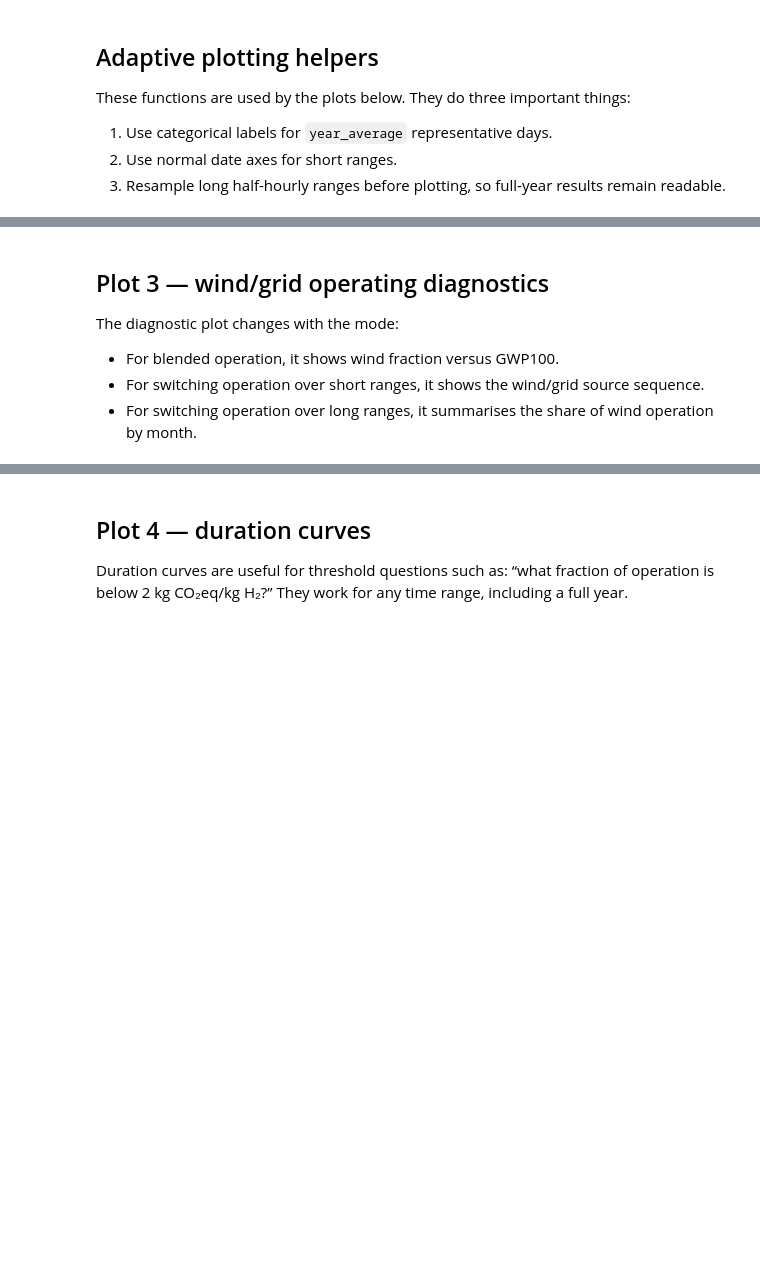
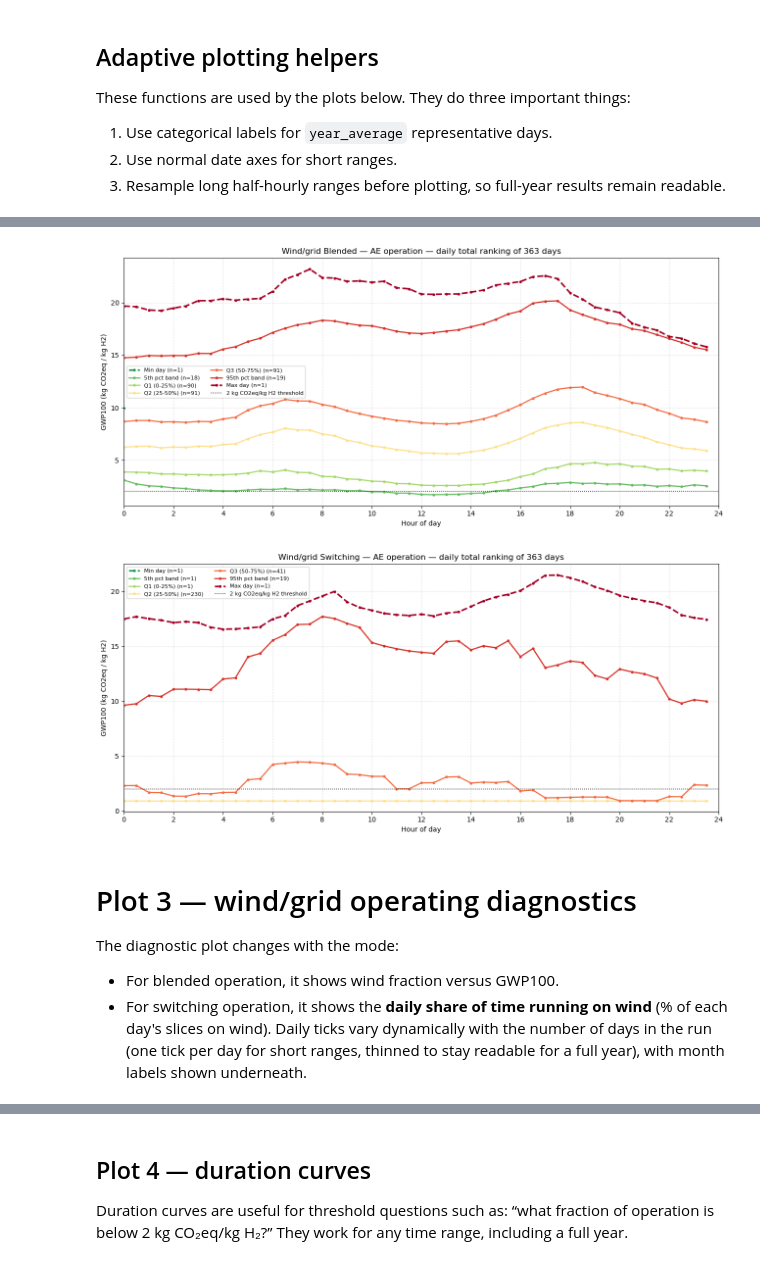
Before and after one commit to louis123sch/ukelectrolyserlca, a Jupyter notebook: 2.dashboard_lca_adaptive.ipynb, the cells around one changed output, grey strips where cells are left out. Cells and saved outputs as stored; diff of their text form; code cells hidden in the pictures; blank space fills up the shorter version.

```diff
--- a/2.dashboard_lca_adaptive.ipynb
+++ b/2.dashboard_lca_adaptive.ipynb
@@ -507,7 +812,49 @@ def plot_wind_gwp_adaptive(wind_df: Optional[pd.DataFrame]):
     if "wind_lca_mode" not in data.columns:
         data["wind_lca_mode"] = getattr(cfg, "WIND_LCA_MODE", "wind_grid")
 
-    # Build a temporary wide table so the generic adaptive function can plot several lines.
+    is_annual = is_year_average_like(data, source="wind")
+
+    if is_annual:
+        # Annual mode: 24-hour cycles per mode+tech, grouped by representative period
+        # Extract year from data
+        year = pd.to_datetime(data["datetime"], errors="coerce").dt.year.iloc[0] if len(data) > 0 else ""
+
+        for (mode, tech), tdf in data.groupby(["wind_lca_mode", "electrolyser_tech"]):
+            plot_tdf = tdf.copy()
+            if "REP_SEASON" in plot_tdf.columns and "REP_KIND" in plot_tdf.columns:
+                # Combine season + kind to get 12 unique groups (4 seasons × 3 kinds)
+                plot_tdf["rep_label"] = plot_tdf["REP_SEASON"] + " — " + plot_tdf["REP_KIND"]
+                group_col = "rep_label"
+            elif "REP_SEASON" in plot_tdf.columns:
+                group_col = "REP_SEASON"
+            else:
+                # Fallback: group by date extracted from datetime
+                plot_tdf["date_group"] = pd.to_datetime(plot_tdf["datetime"], errors="coerce").dt.date
+                group_col = "date_group"
+
+            plot_annual_24h_lines(
+                plot_tdf,
+                ["gwp100_kgco2e_per_kg_h2"],
+                group_col,
+                title=f"Wind/grid {mode.title()} — {tech} — 24-hour cycles ({year})",
+                ylabel="GWP100 (kg CO2eq / kg H2)",
+                figsize=(13, 6),
+            )
+        return
+
+    # Many-day range: collapse each mode+tech into min / 5th / Q1 / Q2 / Q3 / 95th / max
+    # representative 24-hour profiles (days ranked by daily total GWP100).
+    if count_distinct_days(data) >= MIN_DAYS_FOR_BASKETS:
+        for (mode, tech), tdf in data.groupby(["wind_lca_mode", "electrolyser_tech"]):
+            plot_daily_percentile_profiles(
+                tdf,
+                "gwp100_kgco2e_per_kg_h2",
+                title=f"Wind/grid {str(mode).title()} — {tech}",
+                ylabel="GWP100 (kg CO2eq / kg H2)",
+            )
+        return
+
+    # Short range: adaptive time-series plot (original logic)
     label_col = "series_label"
     data[label_col] = data["wind_lca_mode"].astype(str) + " — " + data["electrolyser_tech"].astype(str)
 
@@ -518,41 +865,43 @@ def plot_wind_gwp_adaptive(wind_df: Optional[pd.DataFrame]):
             values="gwp100_kgco2e_per_kg_h2",
             aggfunc="mean",
         ).reset_index()
         # Preserve representative metadata if available by taking the first row per datetime.
         meta_cols = [c for c in data.columns if c not in ["gwp100_kgco2e_per_kg_h2", label_col] and c not in wide.columns]
         if meta_cols and is_year_average_like(data, source="wind"):
             meta = data.sort_values("datetime").groupby("datetime", as_index=False)[meta_cols].first()
             wide = wide.merge(meta, on="datetime", how="left")
     else:
         data["row_id"] = data.groupby(label_col).cumcount()
         wide = data.pivot_table(
             index="row_id",
             columns=label_col,
             values="gwp100_kgco2e_per_kg_h2",
             aggfunc="mean",
         ).reset_index()
 
     y_cols = [c for c in wide.columns if c not in {"datetime", "row_id"} and pd.api.types.is_numeric_dtype(wide[c])]
     plot_adaptive_lines(
         wide,
         y_cols,
         title=f"Wind/grid electrolyser GWP100 ({cfg.WIND_LCA_MODE} mode setting)",
         ylabel="GWP100 (kg CO2eq / kg H2)",
         source="wind",
         threshold_lines=GWP_THRESHOLDS,
         figsize=(12, 5),
     )
 
 
 plot_wind_gwp_adaptive(wind_df_results)
+# %% [output]
+[figure, added]
+[figure, added]
 # %% [markdown]
-## Plot 3 — wind/grid operating diagnostics
+# Plot 3 — wind/grid operating diagnostics
 
 The diagnostic plot changes with the mode:
 
 - For blended operation, it shows wind fraction versus GWP100.
-- For switching operation over short ranges, it shows the wind/grid source sequence.
-- For switching operation over long ranges, it summarises the share of wind operation by month.
+- For switching operation, it shows the **daily share of time running on wind** (% of each day's slices on wind). Daily ticks vary dynamically with the number of days in the run (one tick per day for short ranges, thinned to stay readable for a full year), with month labels shown underneath.
 # %%
 def plot_blended_diagnostic(df: pd.DataFrame):
     if "wind_fraction" not in df.columns or "gwp100_kgco2e_per_kg_h2" not in df.columns:
```
Also changed, not shown: parts of 16 cells of this notebook, 11 other files.
